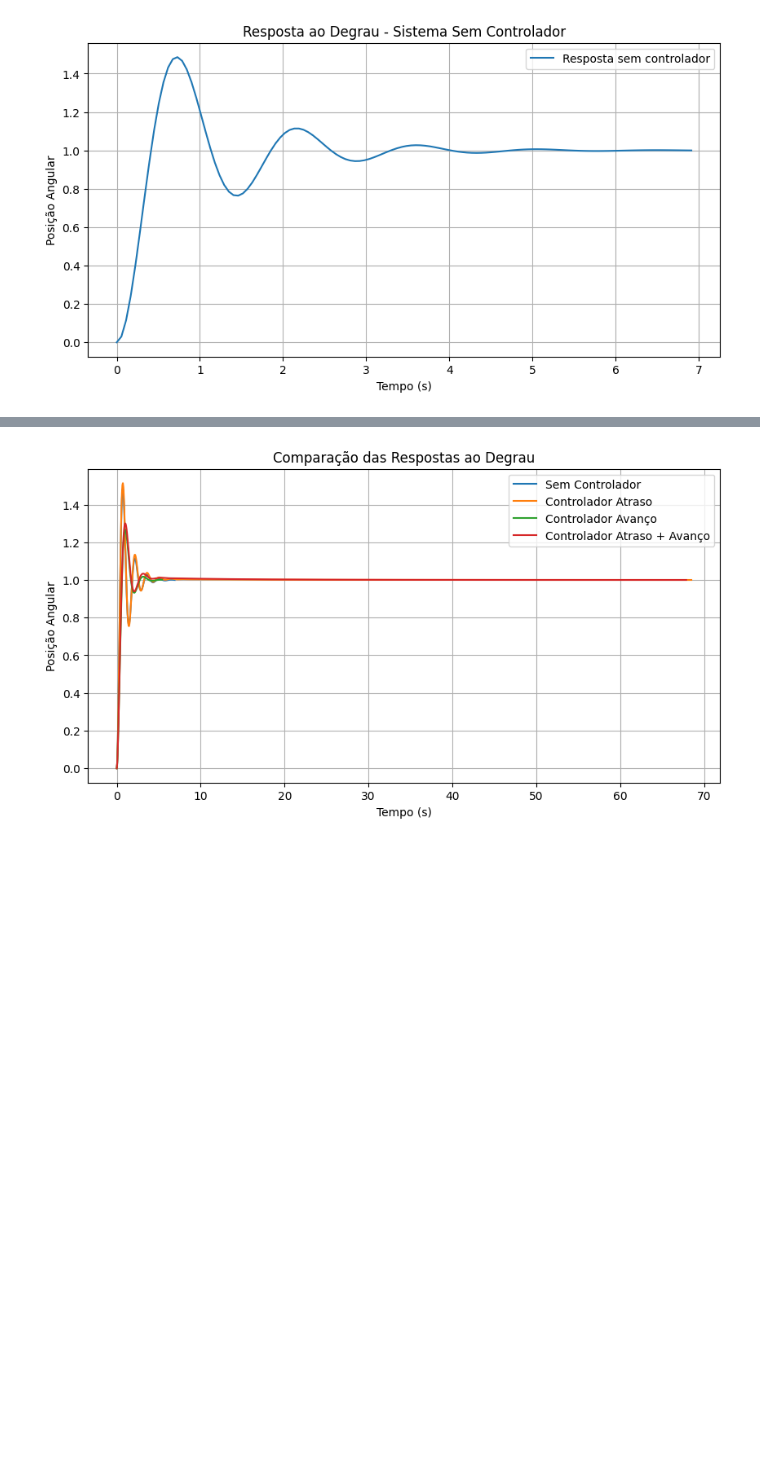
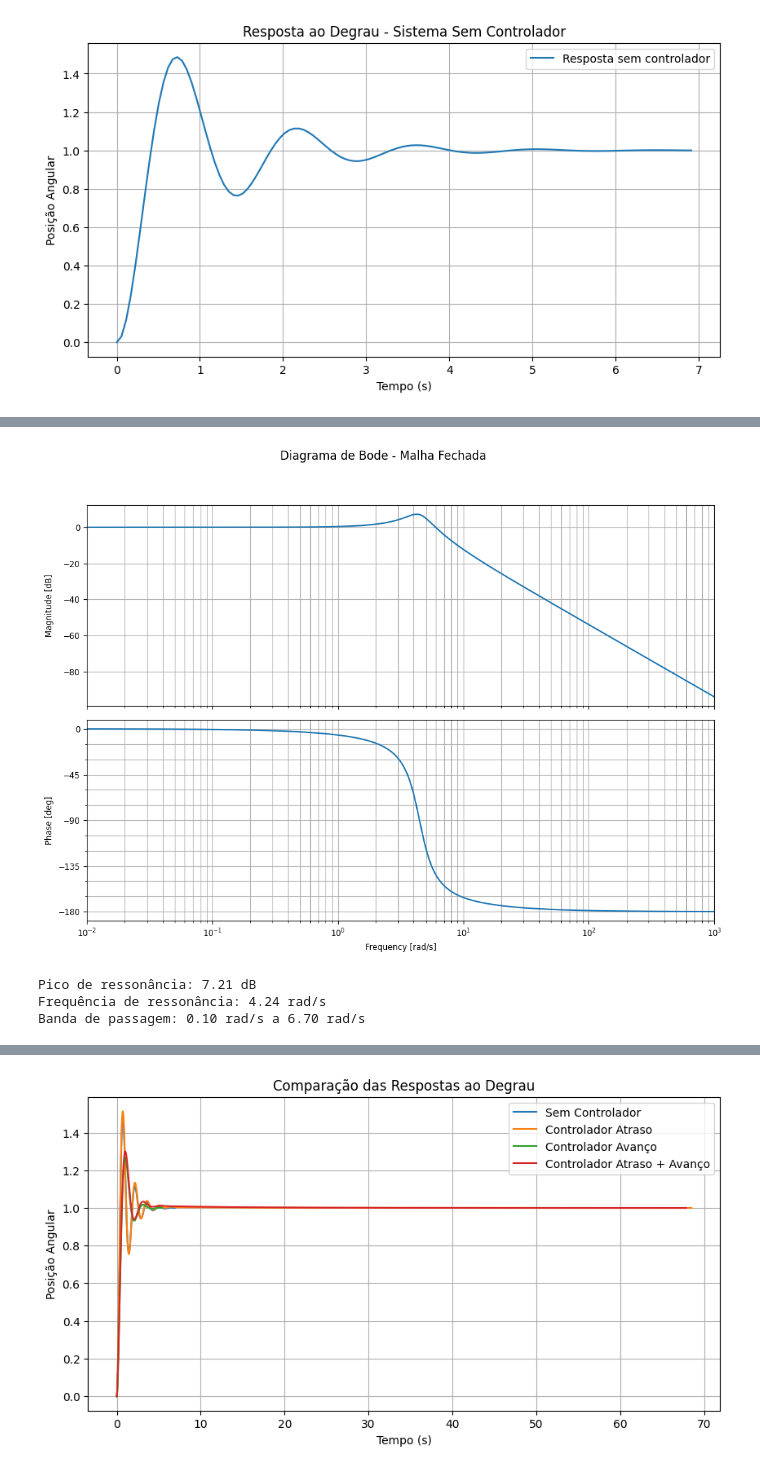
Before and after one commit to ArthurKuster19/Trabalho-controle-2, a Jupyter notebook: Trabalho_2_CA2.ipynb, the cells around one changed output, grey strips where cells are left out. Saved outputs shown, nothing was run; the diff lists cells and outputs as text; code cells hidden in the pictures; blank space fills up the shorter version.

```diff
--- a/Trabalho_2_CA2.ipynb
+++ b/Trabalho_2_CA2.ipynb
@@ -62,3 +62,31 @@ Margem de ganho (GM): inf dB
 Margem de fase (PM): 25.18 graus
 Frequência de ganho cruzado (ωg): nan rad/s
 Frequência de fase cruzada (ωf): 4.25 rad/s
+# %%
+malha_fechada = ctrl.feedback(system, 1)
+plt.figure(figsize=(10, 7))
+ctrl.bode_plot(malha_fechada, dB=True, omega_limits=(0.01, 1000))
+plt.suptitle("Diagrama de Bode - Malha Fechada", y=1.05)
+plt.show()
+
+# Determinar frequência e valor máximo da magnitude (pico de ressonância)
+mag, phase, omega = ctrl.bode_plot(malha_fechada, dB=True, omega_limits=(0.1, 100), plot=False)
+pico_res_magnitude = max(20 * np.log10(mag))  # Converte magnitude para dB
+pico_res_freq = omega[np.argmax(20 * np.log10(mag))]  # Frequência correspondente
+
+print(f"Pico de ressonância: {pico_res_magnitude:.2f} dB")
+print(f"Frequência de ressonância: {pico_res_freq:.2f} rad/s")
+
+mag_dB = 20 * np.log10(mag)
+
+# Identificar as frequências de -3 dB
+indices_banda_passagem = np.where(mag_dB >= -3)[0]
+frequencia_inicial = omega[indices_banda_passagem[0]]
+frequencia_final = omega[indices_banda_passagem[-1]]
+
+print(f"Banda de passagem: {frequencia_inicial:.2f} rad/s a {frequencia_final:.2f} rad/s")
+# %% [output]
+[figure, added]
+Pico de ressonância: 7.21 dB
+Frequência de ressonância: 4.24 rad/s
+Banda de passagem: 0.10 rad/s a 6.70 rad/s
```
Also changed, not shown: parts of 2 cells of this notebook.
